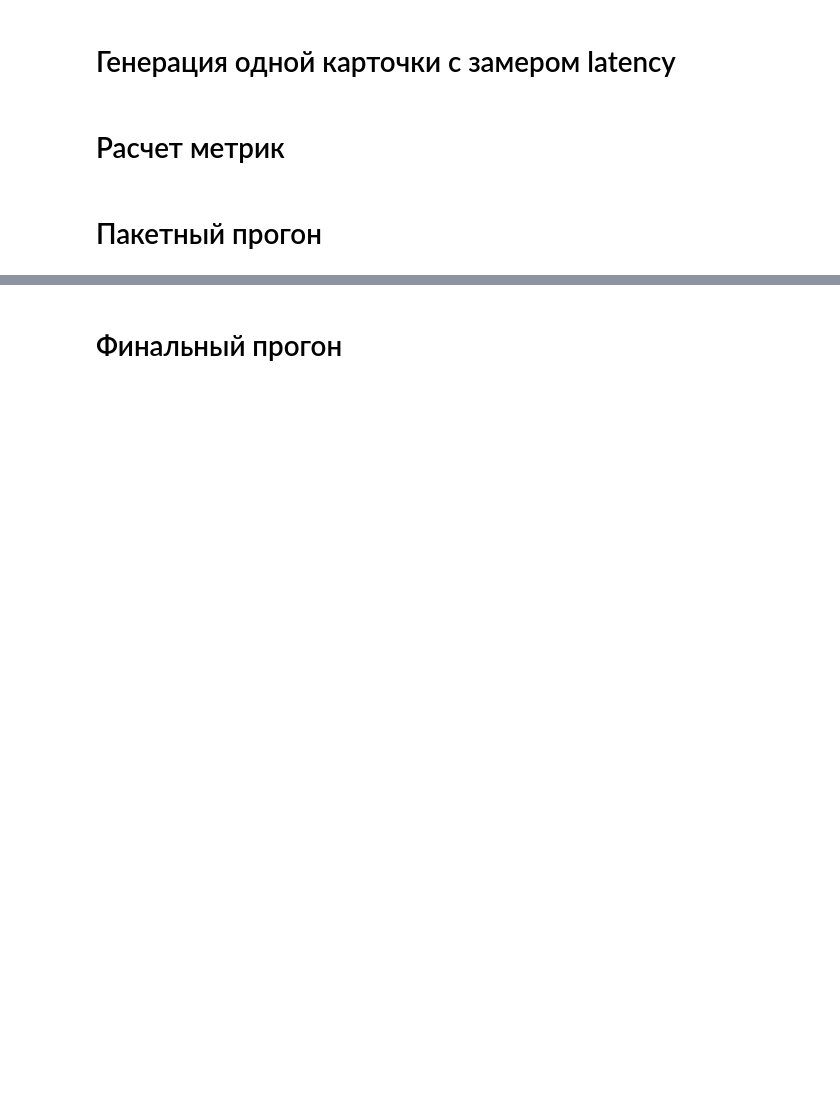
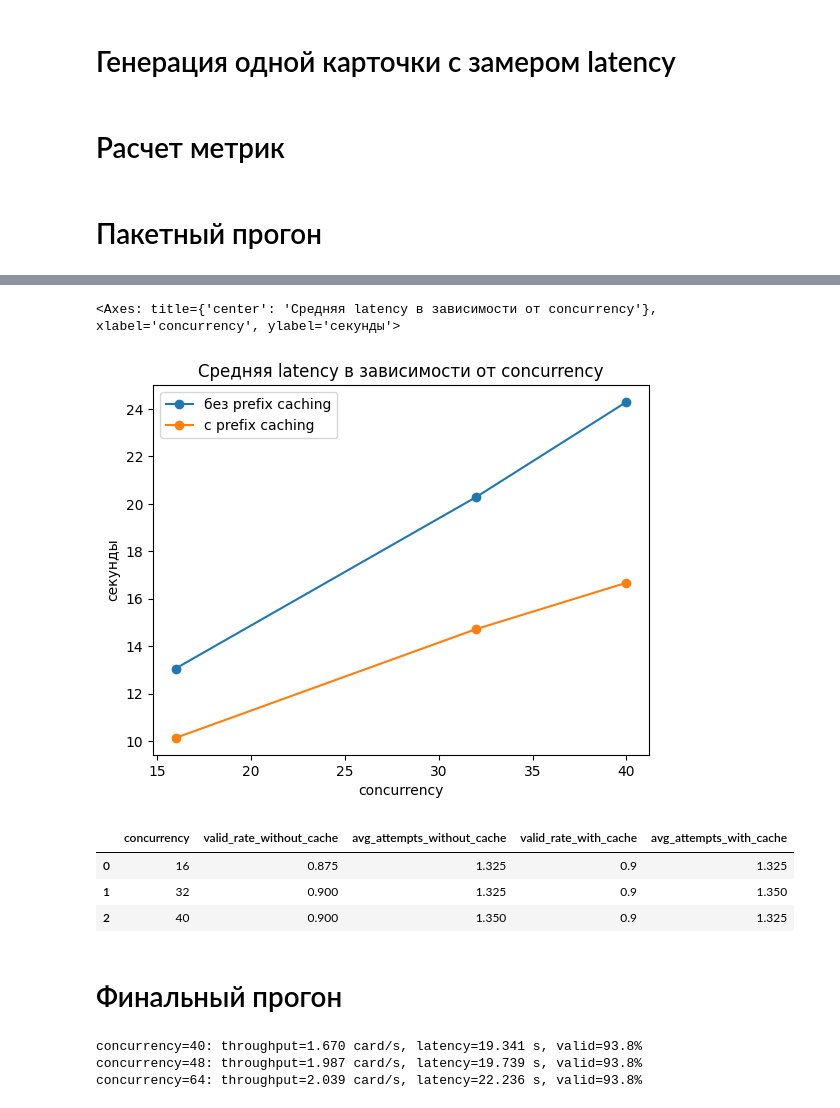
Before and after one commit to RYueV/marketplace-product-cards, a Jupyter notebook: notebooks/05_batching_benchmark.ipynb, the cells around one changed output, grey strips where cells are left out. Saved outputs shown, nothing was run; the diff lists cells and outputs as text; code cells hidden in the pictures; blank space fills up the shorter version.

```diff
--- a/notebooks/05_batching_benchmark.ipynb
+++ b/notebooks/05_batching_benchmark.ipynb
@@ -221,15 +333,43 @@ experiment_df.plot(
 # %%
-experiment_df.plot(
-        x="concurrency",
-        y="avg_latency",
-        marker="o",
-        ylabel="секунды",
-        title="Средняя latency в зависимости от concurrency",
-        legend=False,
+latency_df = (
+    experiment_df[["concurrency", "avg_latency"]]
+    .merge(
+        prefix_cache_df[["concurrency", "avg_latency"]],
+        on="concurrency",
+        suffixes=("_without_cache", "_with_cache"),
+    )
 )
+
+latency_df.plot(
+    x="concurrency",
+    y=["avg_latency_without_cache", "avg_latency_with_cache"],
+    marker="o",
+    ylabel="секунды",
+    title="Средняя latency в зависимости от concurrency",
+    label=["без prefix caching", "с prefix caching"],
+)
+# %% [output]
+<Axes: title={'center': 'Средняя latency в зависимости от concurrency'}, xlabel='concurrency', ylabel='секунды'>
+[figure, added]
 # %%
-experiment_df[
+quality_df = (
+    experiment_df[
         ["concurrency", "valid_rate", "avg_attempts"]
-]
+    ]
+    .merge(
+        prefix_cache_df[
+            ["concurrency", "valid_rate", "avg_attempts"]
+        ],
+        on="concurrency",
+        suffixes=("_without_cache", "_with_cache"),
+    )
+)
+
+quality_df
+# %% [output]
+|  | concurrency | valid_rate_without_cache | avg_attempts_without_cache | valid_rate_with_cache | avg_attempts_with_cache |
+| 0 | 16 | 0.875 | 1.325 | 0.9 | 1.325 |
+| 1 | 32 | 0.900 | 1.325 | 0.9 | 1.350 |
+| 2 | 40 | 0.900 | 1.350 | 0.9 | 1.325 |
 # %% [markdown]
 # Финальный прогон
@@ -236 +386,28 @@ experiment_df[
+# %%
+high_concurrency_results = []
+
+for concurrency in [40, 48, 64]:
+    _, metrics = await run_benchmark(
+        items=experiment_items_large,
+        concurrency=concurrency,
+        client=client,
+        model_name=model_name,
+        generation_params=generation_params,
+    )
+
+    high_concurrency_results.append({
+        "concurrency": concurrency,
+        **metrics,
+    })
+
+    print(
+        f"concurrency={concurrency}: "
+        f"throughput={metrics['throughput']:.3f} card/s, "
+        f"latency={metrics['avg_latency']:.3f} s, "
+        f"valid={metrics['valid_rate']:.1%}"
+    )
+# %% [output]
+concurrency=40: throughput=1.670 card/s, latency=19.341 s, valid=93.8%
+concurrency=48: throughput=1.987 card/s, latency=19.739 s, valid=93.8%
+concurrency=64: throughput=2.039 card/s, latency=22.236 s, valid=93.8%
 # %%
```
Also changed, not shown: parts of 21 cells of this notebook.
